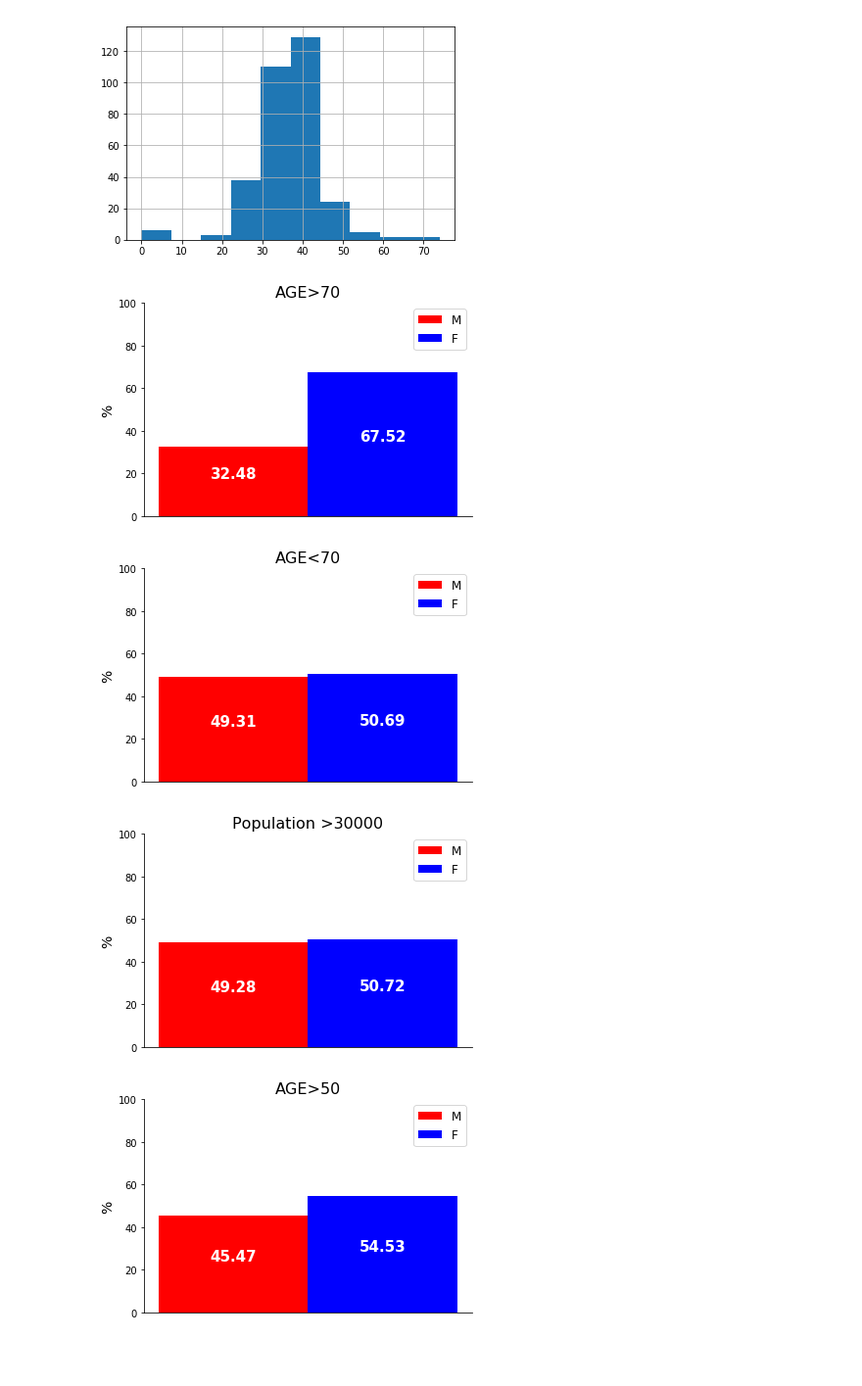
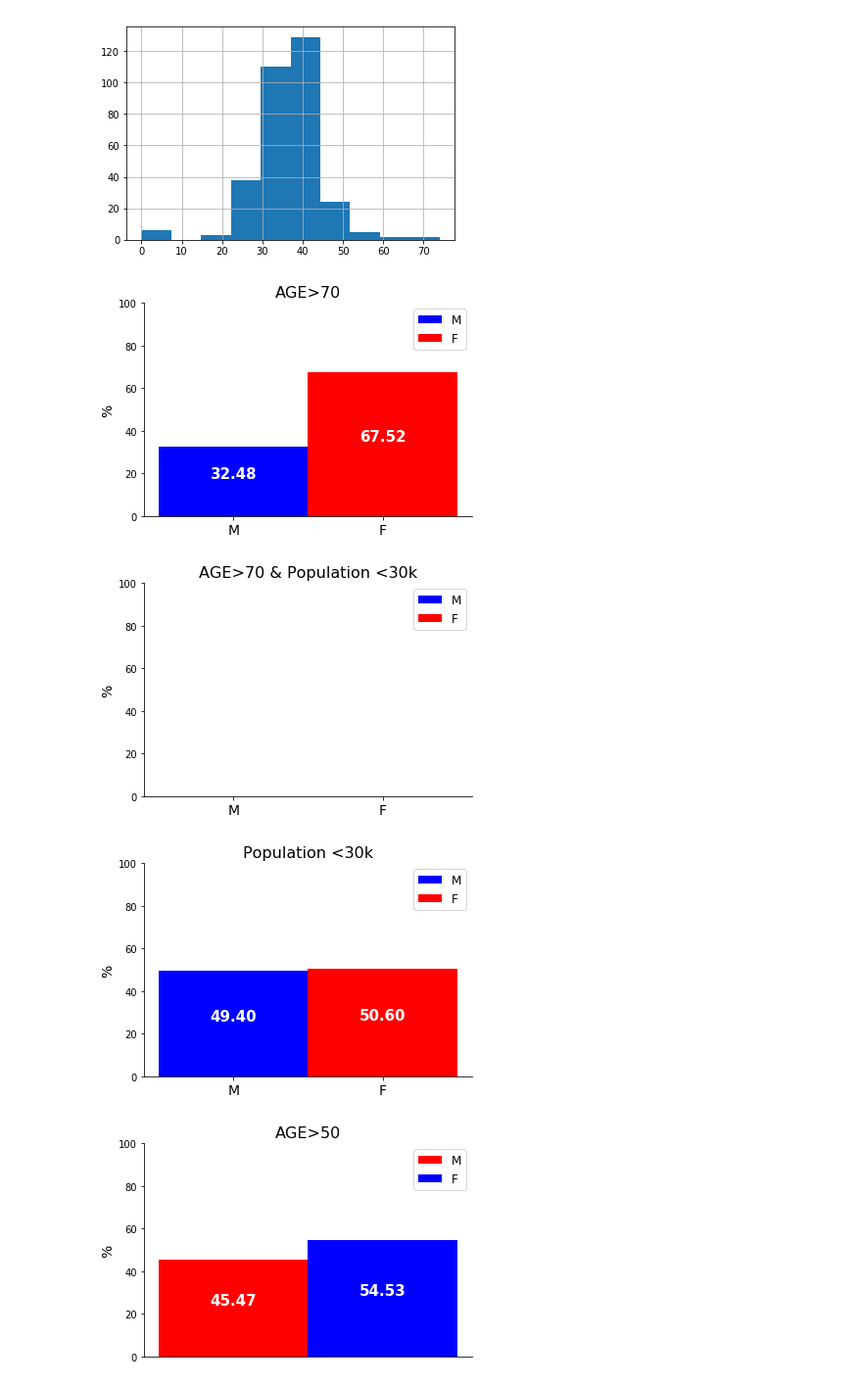
Before and after one commit to dorisjlee/viz-summarization, a Jupyter notebook: ipynb/LACensusDataset.ipynb, the cells around one changed output. Shown at 98% size. Drawn from its saved outputs; the diff is of its cells as text; code cells hidden in the pictures; blank space fills up the shorter version.

Commit message:
added census data wrangle results

```diff
--- a/ipynb/LACensusDataset.ipynb
+++ b/ipynb/LACensusDataset.ipynb
@@ -8,8 +8,8 @@ def single_bar_chart(A,B, N=1,width=0.3,title="",subpopulation_name="",vars_of_i
     ind = np.arange(N)  # the x locations for the groups
 
     fig, ax = plt.subplots()
-    rects1 = ax.bar(ind, A, width, color='r', ecolor= "black")
-    rects2 = ax.bar(ind + width, B, width, color='b', ecolor= "black")
+    rects1 = ax.bar(ind, A, width, color='b', ecolor= "black")
+    rects2 = ax.bar(ind + width, B, width, color='r', ecolor= "black")
     # add some text for labels, title and axes ticks
     ax.set_title(title,fontsize=16)
     ax.set_xticks([width])
@@ -17,6 +17,10 @@ def single_bar_chart(A,B, N=1,width=0.3,title="",subpopulation_name="",vars_of_i
     ax.set_ylim(0,100)
     ax.set_ylabel('%',fontsize=14)
     ax.set_title(subpopulation_name,fontsize=16)
+    #ax.set_yticklabels(vars_of_interest)
+    #plt.gca().set_xticks([-0.1,0.1])
+    ax.set_xticks([0,0.1])
+    ax.set_xticklabels(['M','F'],fontsize=14)
     ax.legend((rects1[0], rects2[0]), vars_of_interest,fontsize=12)
 #     ax.set_yticklabels(np.arange(0,110,10),fontsize=13)
 #     ax.legend((rects1[0], rects2[0]), ('A', 'B'))
@@ -33,7 +37,6 @@ def single_bar_chart(A,B, N=1,width=0.3,title="",subpopulation_name="",vars_of_i
     #ax.set_xlim(-0.1,0.2)
     ax.spines['right'].set_visible(False)
     ax.spines['top'].set_visible(False)
-    plt.gca().set_xticks([])
 # %%
 import pandas as pd
 data =pd.read_csv("../data/2010_Census_Populations_by_Zip_Code.csv")
@@ -75,7 +78,7 @@ data["Median Age"].hist()
 [figure]
 # %%
 def subpopulation_viz(condition,subpopulation_name):
-    if condition !=None:
+    if condition is not None:
         subset_data = data[condition].mean()[population_of_interest]
         result =  subset_data/sum(subset_data)*100
         single_bar_chart(result[0],result[1],width=0.1,subpopulation_name=subpopulation_name)
@@ -84,15 +87,15 @@ def subpopulation_viz(condition,subpopulation_name):
 # %%
 subpopulation_viz(data["Median Age"]>70,"AGE>70")
 # %% [output]
-[figure, old version]
+[figure, new version]
 # %%
-subpopulation_viz(data["Median Age"]<70,"AGE<70")
+subpopulation_viz(None,"AGE>70 & Population <30k")
 # %% [output]
-[figure, old version]
+[figure, new version]
 # %%
-subpopulation_viz(data["Total Population"]>30000,"Population >30000")
+subpopulation_viz(data["Total Population"]<30000,"Population <30k")
 # %% [output]
-[figure, old version]
+[figure, new version]
 # %%
 subpopulation_viz(data["Median Age"]>50,"AGE>50")
 # %% [output]
```
Also changed, not shown: parts of 5 cells of this notebook, 13 other files.
